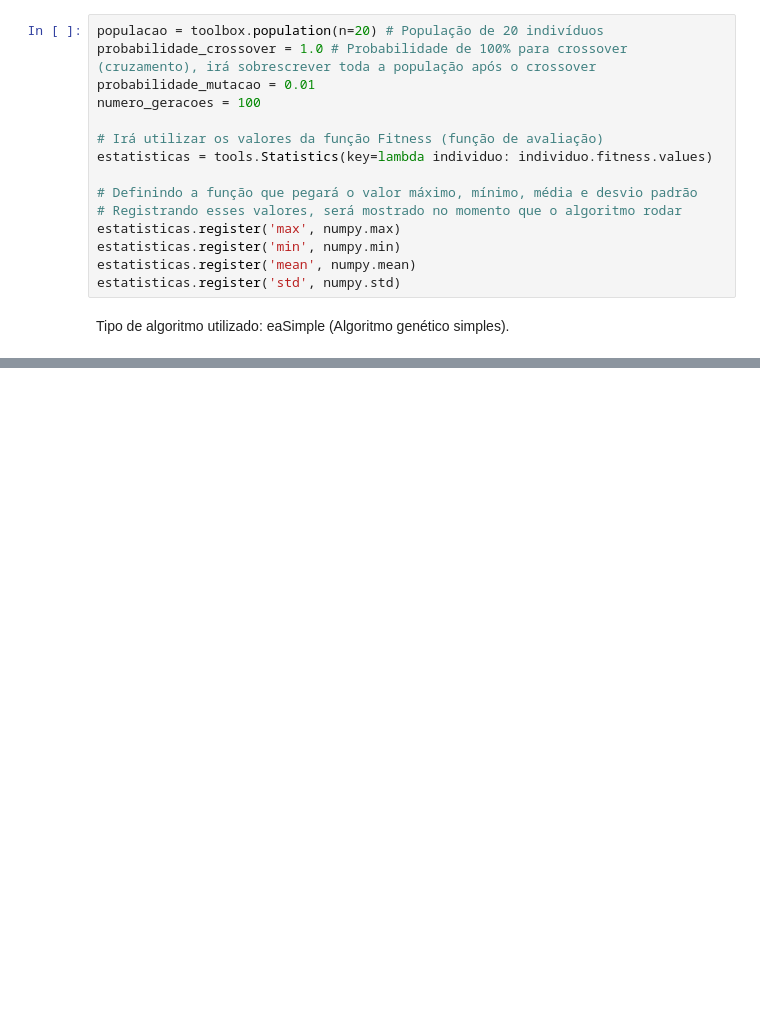
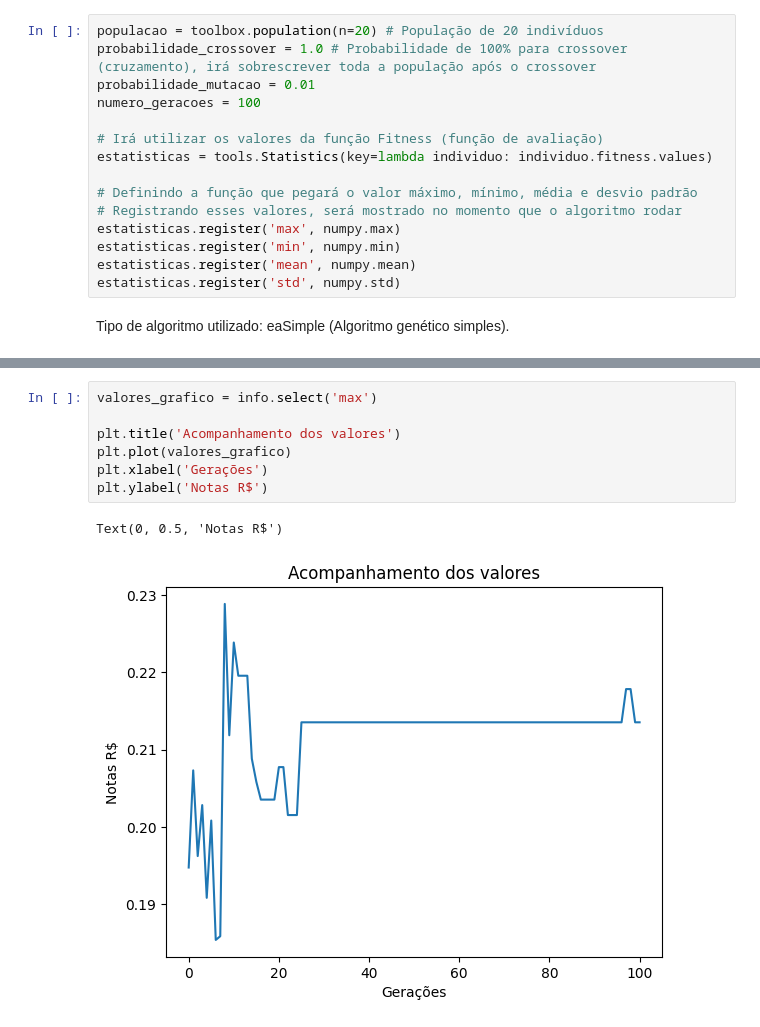
Before and after one commit to DiogoBotton/Optimization_Algorithms, a Jupyter notebook: Algoritmos_Geneticos/deap_learn.ipynb, the cells around one changed output, grey strips where cells are left out. Cells and saved outputs as stored; diff of their text form; blank space fills up the shorter version.

```diff
--- a/Algoritmos_Geneticos/deap_learn.ipynb
+++ b/Algoritmos_Geneticos/deap_learn.ipynb
@@ -192,0 +232,10 @@ gen     nevals  max             min     mean            std
+# %%
+valores_grafico = info.select('max')
+
+plt.title('Acompanhamento dos valores')
+plt.plot(valores_grafico)
+plt.xlabel('Gerações')
+plt.ylabel('Notas R$')
+# %% [output]
+Text(0, 0.5, 'Notas R$')
+[figure, added]
```
Also changed, not shown: parts of 7 cells of this notebook.
